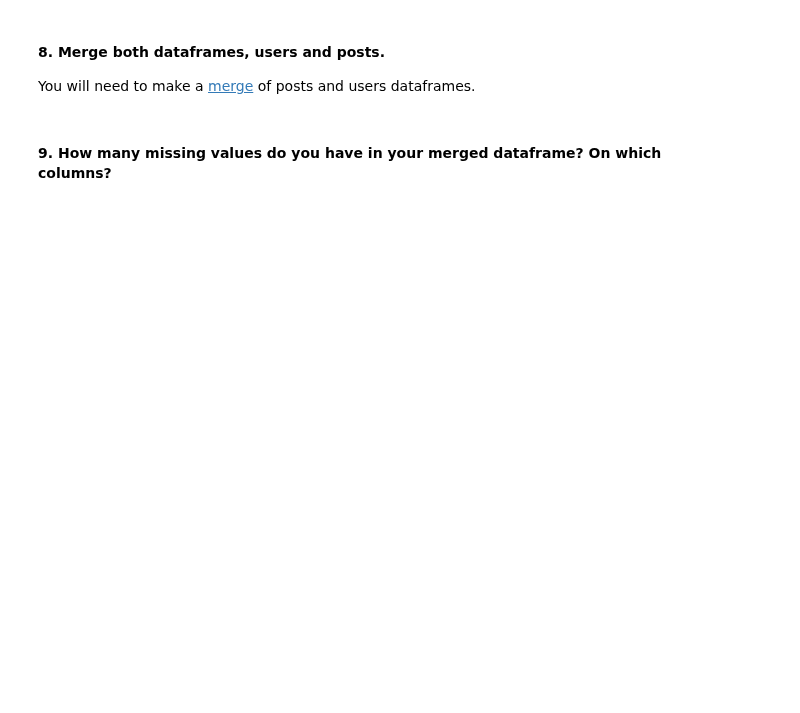
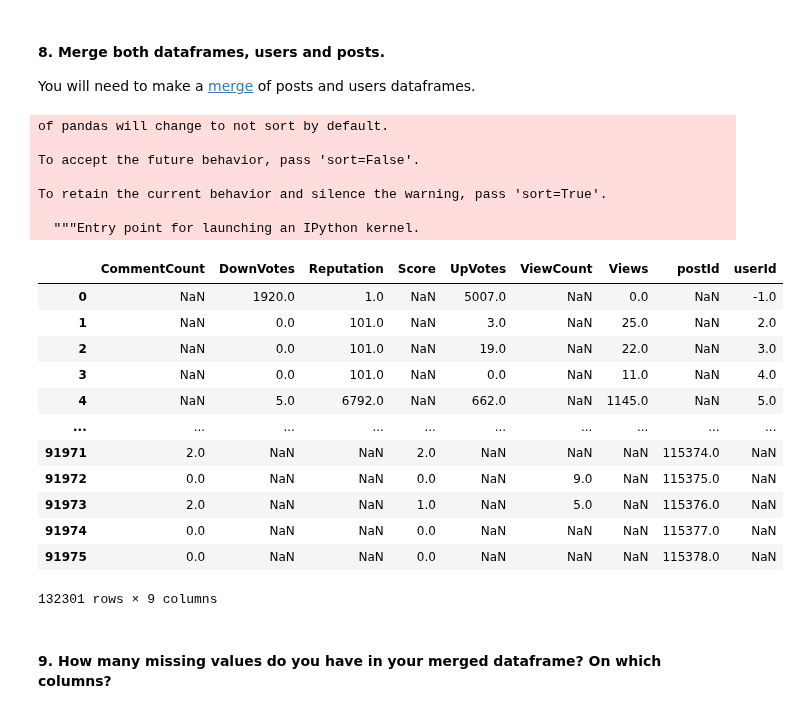
Before and after one commit to Miguel318/dataptmad1019, a Jupyter notebook: module-1/lab-data_cleaning/your-code/main.ipynb, the cells around one changed output. Cells and saved outputs as stored; diff of their text form; code cells hidden in the pictures; blank space fills up the shorter version.

```diff
--- a/module-1/lab-data_cleaning/your-code/main.ipynb
+++ b/module-1/lab-data_cleaning/your-code/main.ipynb
@@ -23,3 +69,15 @@ from sqlalchemy import create_engine
 #### 8. Define new dataframes for users and posts with the following selected columns:
     **users columns**: userId, Reputation,Views,UpVotes,DownVotes
     **posts columns**: postId, Score,userID,ViewCount,CommentCount
+# %%
+df = pd.read_csv('/Users/MIGUEL/Downloads/users.csv')
+df.rename(columns=lambda x: x.replace('Id', 'userId'), inplace=True)
+df_users_columns = df[['userId', 'Reputation','Views','UpVotes','DownVotes']]
+df_users_columns
+
+
+df2 = pd.read_csv('/Users/MIGUEL/Downloads/posts.csv')
+df2.rename(columns=lambda x: x.replace('Id', 'postId'), inplace=True)
+df2.rename(columns=lambda x: x.replace('OwnerUserId', 'userId'), inplace=True)
+df_posts_columns = df2[['postId', 'Score','ViewCount','CommentCount']]
+df_posts_columns
@@ -26,5 +98,30 @@ from sqlalchemy import create_engine
 # %% [markdown]
 #### 8. Merge both dataframes, users and posts.
 You will need to make a [merge](https://pandas.pydata.org/pandas-docs/stable/generated/pandas.DataFrame.merge.html) of posts and users dataframes.
+# %%
+merge_dfs = pd.concat([df_users_columns, df_posts_columns])
+
+merge_dfs
+# %% [output]
+of pandas will change to not sort by default.
+
+To accept the future behavior, pass 'sort=False'.
+
+To retain the current behavior and silence the warning, pass 'sort=True'.
+
+  """Entry point for launching an IPython kernel.
+|  | CommentCount | DownVotes | Reputation | Score | UpVotes | ViewCount | Views | postId | userId |
+| 0 | NaN | 1920.0 | 1.0 | NaN | 5007.0 | NaN | 0.0 | NaN | -1.0 |
+| 1 | NaN | 0.0 | 101.0 | NaN | 3.0 | NaN | 25.0 | NaN | 2.0 |
+| 2 | NaN | 0.0 | 101.0 | NaN | 19.0 | NaN | 22.0 | NaN | 3.0 |
+| 3 | NaN | 0.0 | 101.0 | NaN | 0.0 | NaN | 11.0 | NaN | 4.0 |
+| 4 | NaN | 5.0 | 6792.0 | NaN | 662.0 | NaN | 1145.0 | NaN | 5.0 |
+| ... | ... | ... | ... | ... | ... | ... | ... | ... | ... |
+| 91971 | 2.0 | NaN | NaN | 2.0 | NaN | NaN | NaN | 115374.0 | NaN |
+| 91972 | 0.0 | NaN | NaN | 0.0 | NaN | 9.0 | NaN | 115375.0 | NaN |
+| 91973 | 2.0 | NaN | NaN | 1.0 | NaN | 5.0 | NaN | 115376.0 | NaN |
+| 91974 | 0.0 | NaN | NaN | 0.0 | NaN | NaN | NaN | 115377.0 | NaN |
+| 91975 | 0.0 | NaN | NaN | 0.0 | NaN | NaN | NaN | 115378.0 | NaN |
+132301 rows × 9 columns
 # %% [markdown]
 #### 9. How many missing values do you have in your merged dataframe? On which columns?
```
Also changed, not shown: parts of 8 cells of this notebook.
